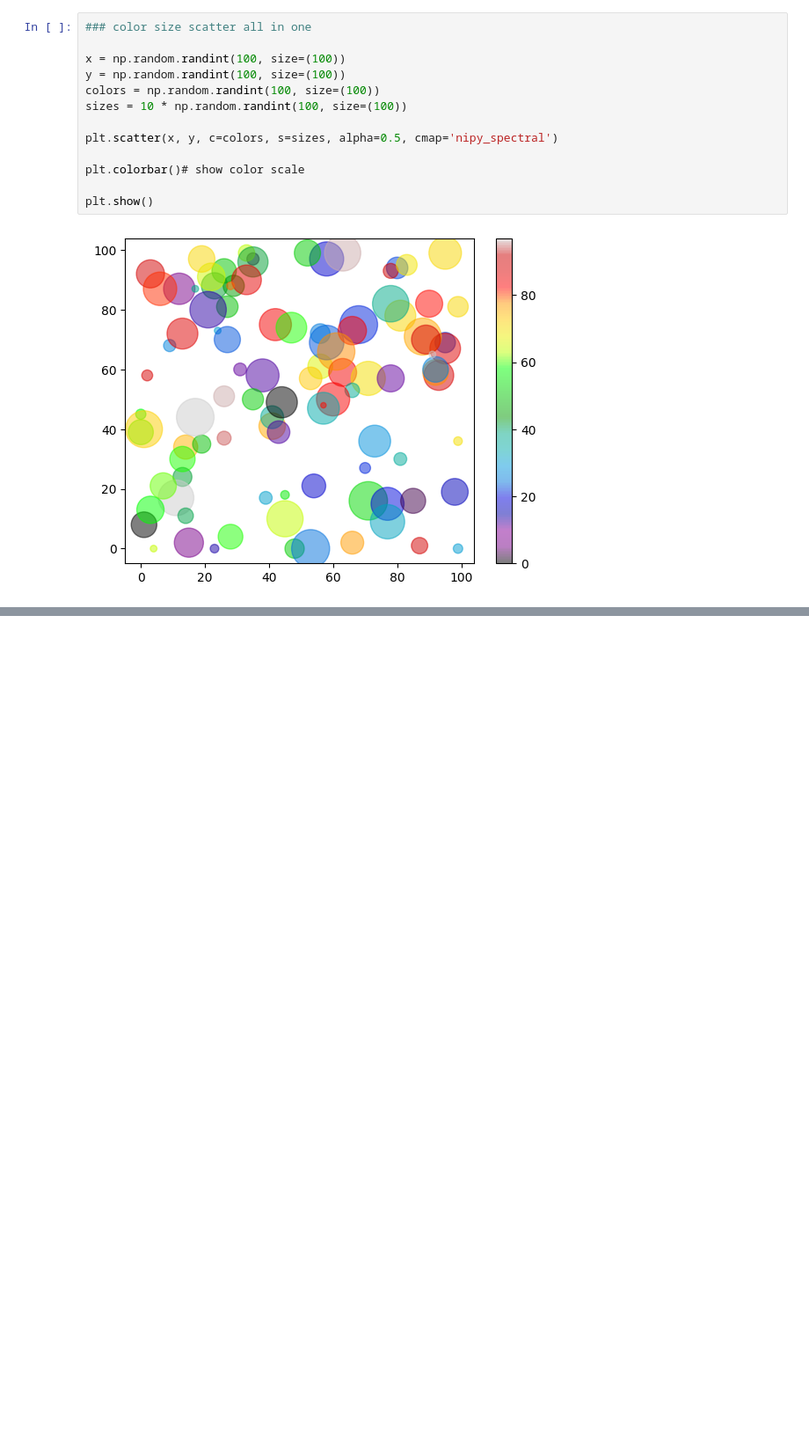
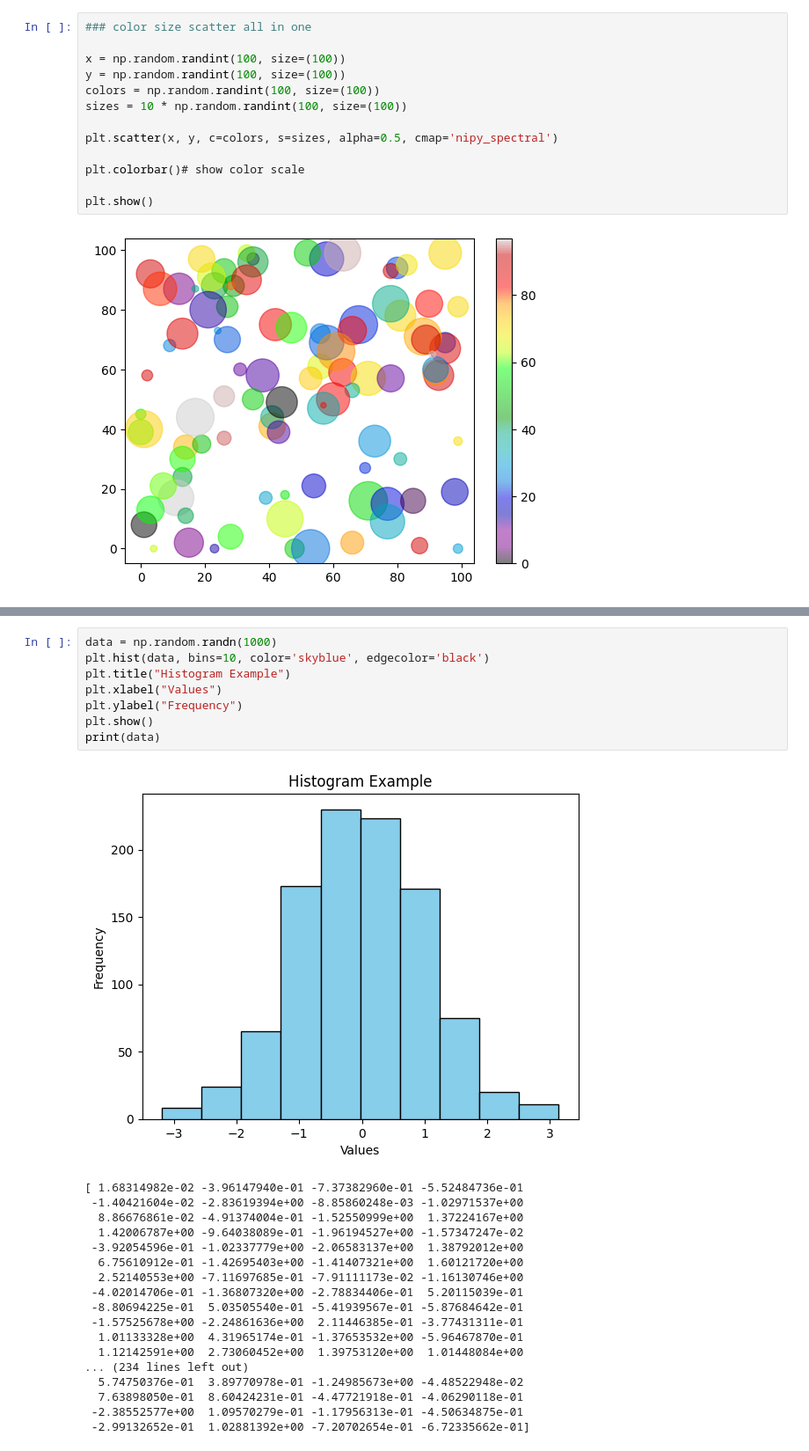
Before and after one commit to Bibek773/AI-ML-Research-Intern-2025, a Jupyter notebook: DataAnalysisAndVisualization/Matplotlib/matplotlib.ipynb, the cells around one changed output, grey strips where cells are left out. Shown at 88% size. Drawn from its saved outputs; the diff is of its cells as text; blank space fills up the shorter version.

```diff
--- a/DataAnalysisAndVisualization/Matplotlib/matplotlib.ipynb
+++ b/DataAnalysisAndVisualization/Matplotlib/matplotlib.ipynb
@@ -359,0 +391,27 @@ plt.show()
+# %%
+data = np.random.randn(1000)
+plt.hist(data, bins=10, color='skyblue', edgecolor='black')
+plt.title("Histogram Example")
+plt.xlabel("Values")
+plt.ylabel("Frequency")
+plt.show()
+print(data)
+# %% [output]
+[figure, added]
+[ 1.68314982e-02 -3.96147940e-01 -7.37382960e-01 -5.52484736e-01
+ -1.40421604e-02 -2.83619394e+00 -8.85860248e-03 -1.02971537e+00
+  8.86676861e-02 -4.91374004e-01 -1.52550999e+00  1.37224167e+00
+  1.42006787e+00 -9.64038089e-01 -1.96194527e+00 -1.57347247e-02
+ -3.92054596e-01 -1.02337779e+00 -2.06583137e+00  1.38792012e+00
+  6.75610912e-01 -1.42695403e+00 -1.41407321e+00  1.60121720e+00
+  2.52140553e+00 -7.11697685e-01 -7.91111173e-02 -1.16130746e+00
+ -4.02014706e-01 -1.36807320e+00 -2.78834406e-01  5.20115039e-01
+ -8.80694225e-01  5.03505540e-01 -5.41939567e-01 -5.87684642e-01
+ -1.57525678e+00 -2.24861636e+00  2.11446385e-01 -3.77431311e-01
+  1.01133328e+00  4.31965174e-01 -1.37653532e+00 -5.96467870e-01
+  1.12142591e+00  2.73060452e+00  1.39753120e+00  1.01448084e+00
+... (234 lines left out)
+  5.74750376e-01  3.89770978e-01 -1.24985673e+00 -4.48522948e-02
+  7.63898050e-01  8.60424231e-01 -4.47721918e-01 -4.06290118e-01
+ -2.38552577e+00  1.09570279e-01 -1.17956313e-01 -4.50634875e-01
+ -2.99132652e-01  1.02881392e+00 -7.20702654e-01 -6.72335662e-01]
```
Also changed, not shown: parts of 9 cells of this notebook.
